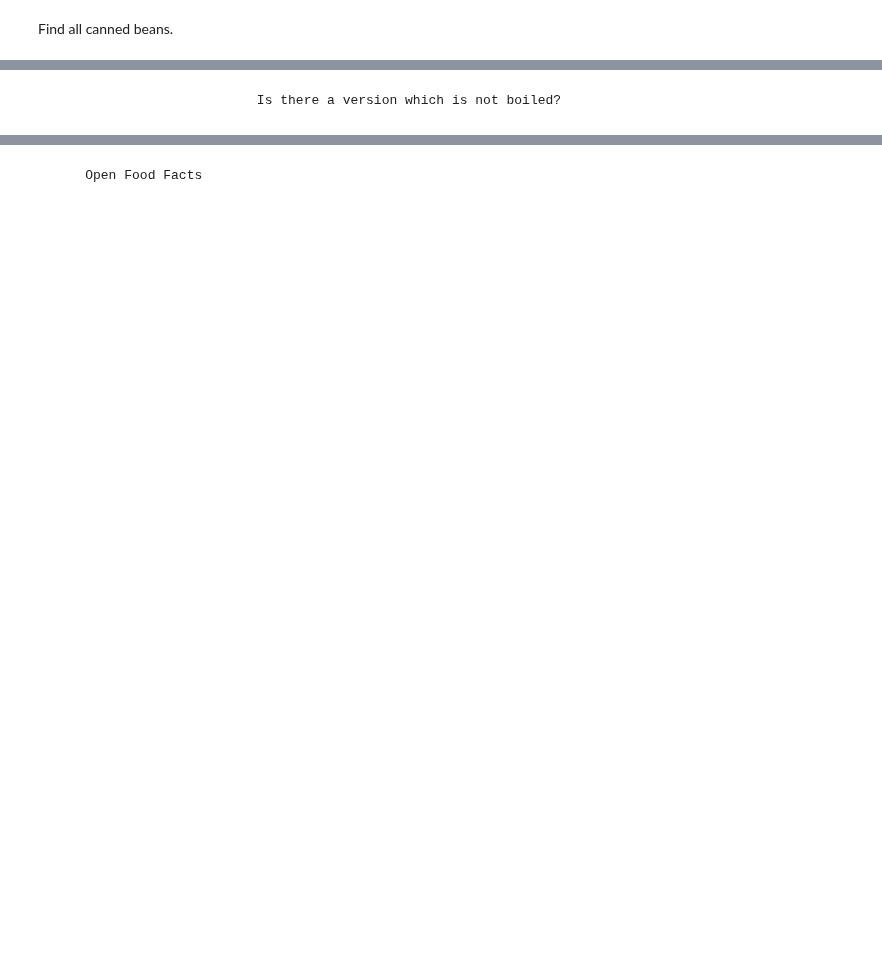
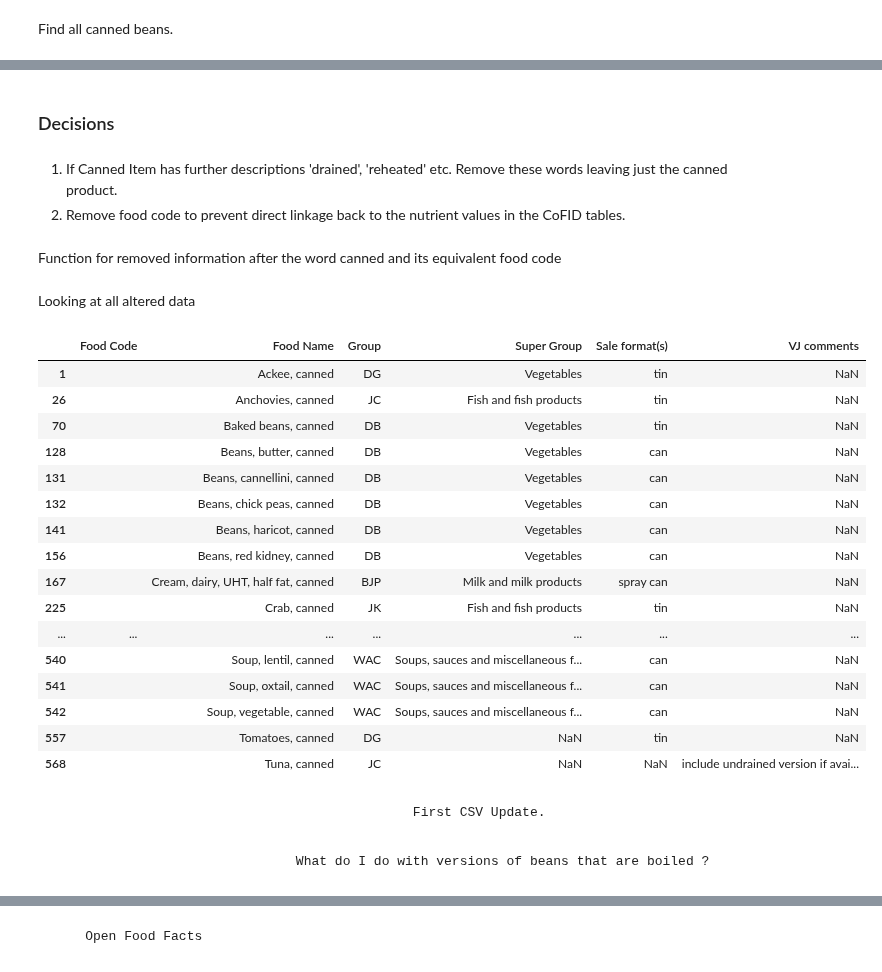
Before and after one commit to elliotkarikari/Product_Weight_Project, a Jupyter notebook: Jupter_notebooks/Standardising_Dataset/Building Product Weights Table.ipynb, the cells around one changed output, grey strips where cells are left out. Saved outputs shown, nothing was run; the diff lists cells and outputs as text; code cells hidden in the pictures; blank space fills up the shorter version.

```diff
--- a/Jupter_notebooks/Standardising_Dataset/Building Product Weights Table.ipynb
+++ b/Jupter_notebooks/Standardising_Dataset/Building Product Weights Table.ipynb
@@ -387,0 +334,7 @@ BeanCan
+# %% [markdown]
+### Decisions
+# %% [markdown]
+1. If Canned Item has further descriptions 'drained', 'reheated' etc. Remove these words leaving just the canned product.
+2. Remove food code to prevent direct linkage back to the nutrient values in the CoFID tables.
+# %% [markdown]
+Function for removed information after the word canned and its equivalent food code
@@ -387,0 +357,26 @@ BeanCan
+# %% [markdown]
+Looking at all altered data
+# %%
+# Apply the functions to Reduced List 'Food Name' and 'Food Code' columns. Zip Combines Food Name and Food Code
+Red_List['Food Name'], Red_List['Food Code'] = zip(*Red_List.apply(lambda x: remove_after_canned(x['Food Name'], x['Food Code']), axis=1))
+Red_List[Red_List['Food Code'] == '']
+# %% [output]
+|  | Food Code | Food Name | Group | Super Group | Sale format(s) | VJ comments |
+| 1 |  | Ackee, canned | DG | Vegetables | tin | NaN |
+| 26 |  | Anchovies, canned | JC | Fish and fish products | tin | NaN |
+| 70 |  | Baked beans, canned | DB | Vegetables | tin | NaN |
+| 128 |  | Beans, butter, canned | DB | Vegetables | can | NaN |
+| 131 |  | Beans, cannellini, canned | DB | Vegetables | can | NaN |
+| 132 |  | Beans, chick peas, canned | DB | Vegetables | can | NaN |
+| 141 |  | Beans, haricot, canned | DB | Vegetables | can | NaN |
+| 156 |  | Beans, red kidney, canned | DB | Vegetables | can | NaN |
+| 167 |  | Cream, dairy, UHT, half fat, canned | BJP | Milk and milk products | spray can | NaN |
+| 225 |  | Crab, canned | JK | Fish and fish products | tin | NaN |
+| ... | ... | ... | ... | ... | ... | ... |
+| 540 |  | Soup, lentil, canned | WAC | Soups, sauces and miscellaneous f... | can | NaN |
+| 541 |  | Soup, oxtail, canned | WAC | Soups, sauces and miscellaneous f... | can | NaN |
+| 542 |  | Soup, vegetable, canned | WAC | Soups, sauces and miscellaneous f... | can | NaN |
+| 557 |  | Tomatoes, canned | DG | NaN | tin | NaN |
+| 568 |  | Tuna, canned | JC | NaN | NaN | include undrained version if avai... |
+# %% [markdown]
+                                                  First CSV Update.
@@ -388,5 +385,5 @@ BeanCan
 # %% [markdown]
-                              Is there a version which is not boiled?
+                                   What do I do with versions of beans that are boiled ?
 # %%
 for canned in RawbeanV:
 
```
Also changed, not shown: parts of 12 cells of this notebook.
